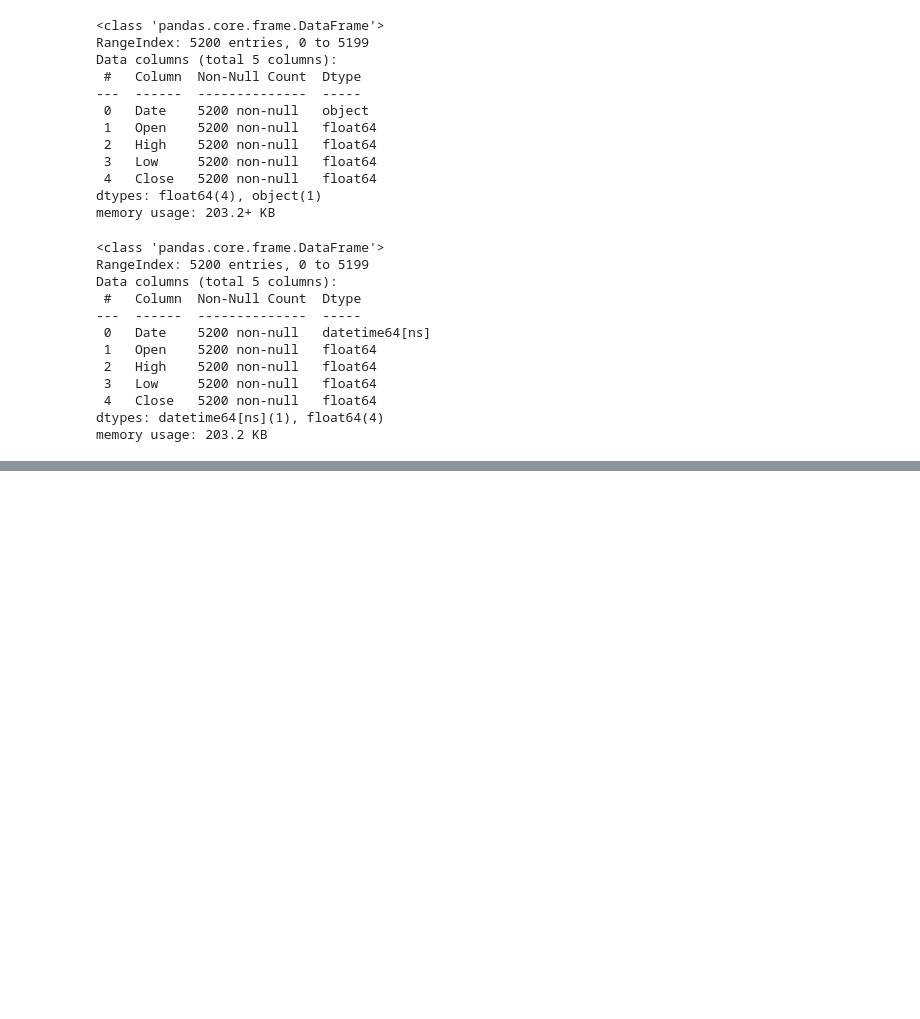
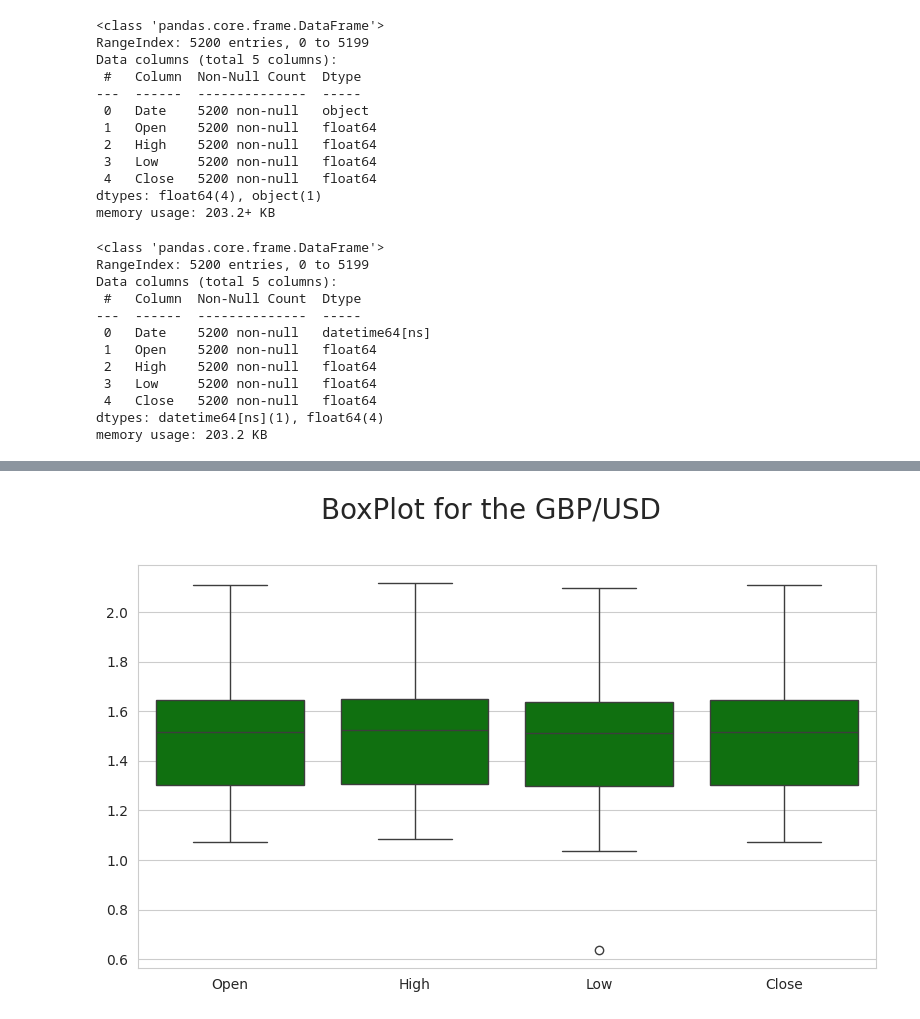
Before and after one commit to kashir123/GBPUSD-final-project, a Jupyter notebook: GBPUSD_price_prediction.ipynb, the cells around one changed output, grey strips where cells are left out. Cells and saved outputs as stored; diff of their text form; code cells hidden in the pictures; blank space fills up the shorter version.

```diff
--- a/GBPUSD_price_prediction.ipynb
+++ b/GBPUSD_price_prediction.ipynb
@@ -127,0 +142,11 @@ plt.show()
+# %%
+plt.figure(figsize=(8,5))
+
+
+sns.boxplot(data=data, color="green")
+
+plt.suptitle('BoxPlot for the GBP/USD', fontsize=20, y=1.02)
+plt.tight_layout()
+plt.show()
+# %% [output]
+[figure, added]
```
Also changed, not shown: parts of 14 cells of this notebook.
